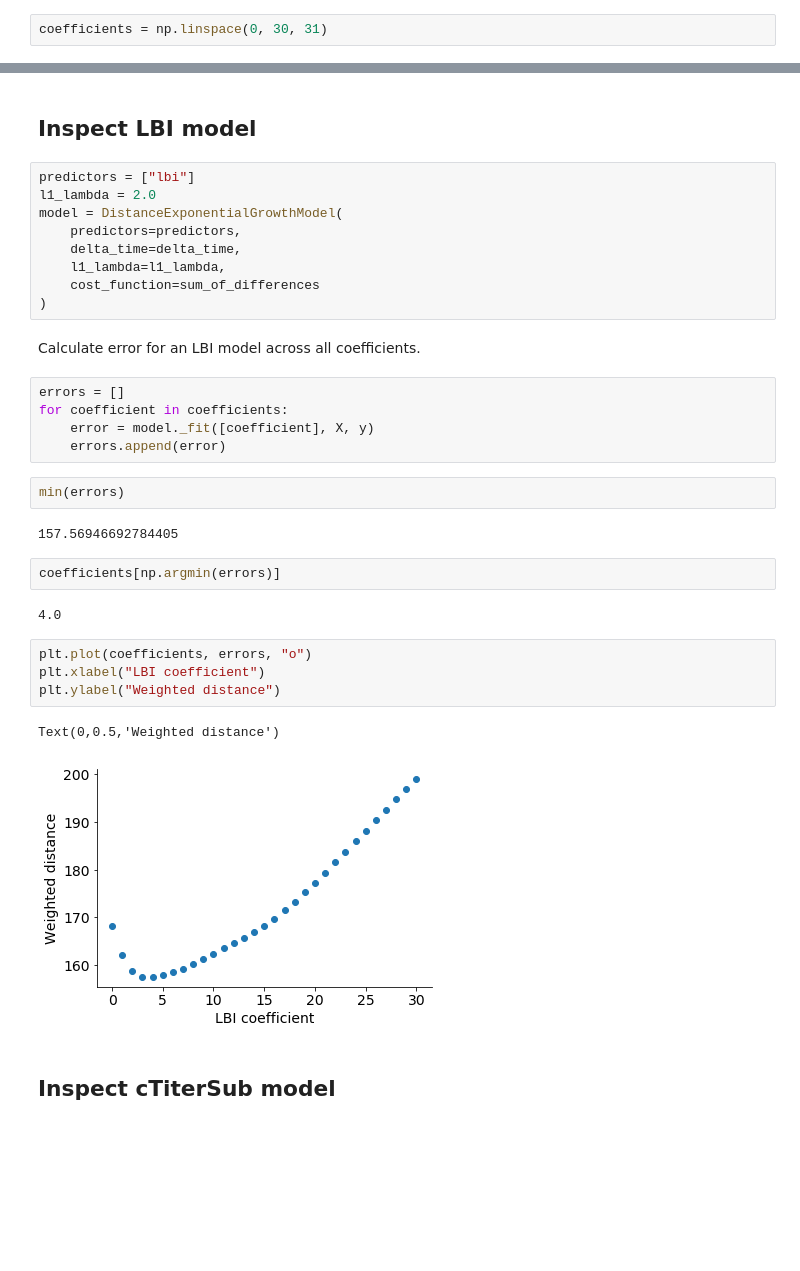
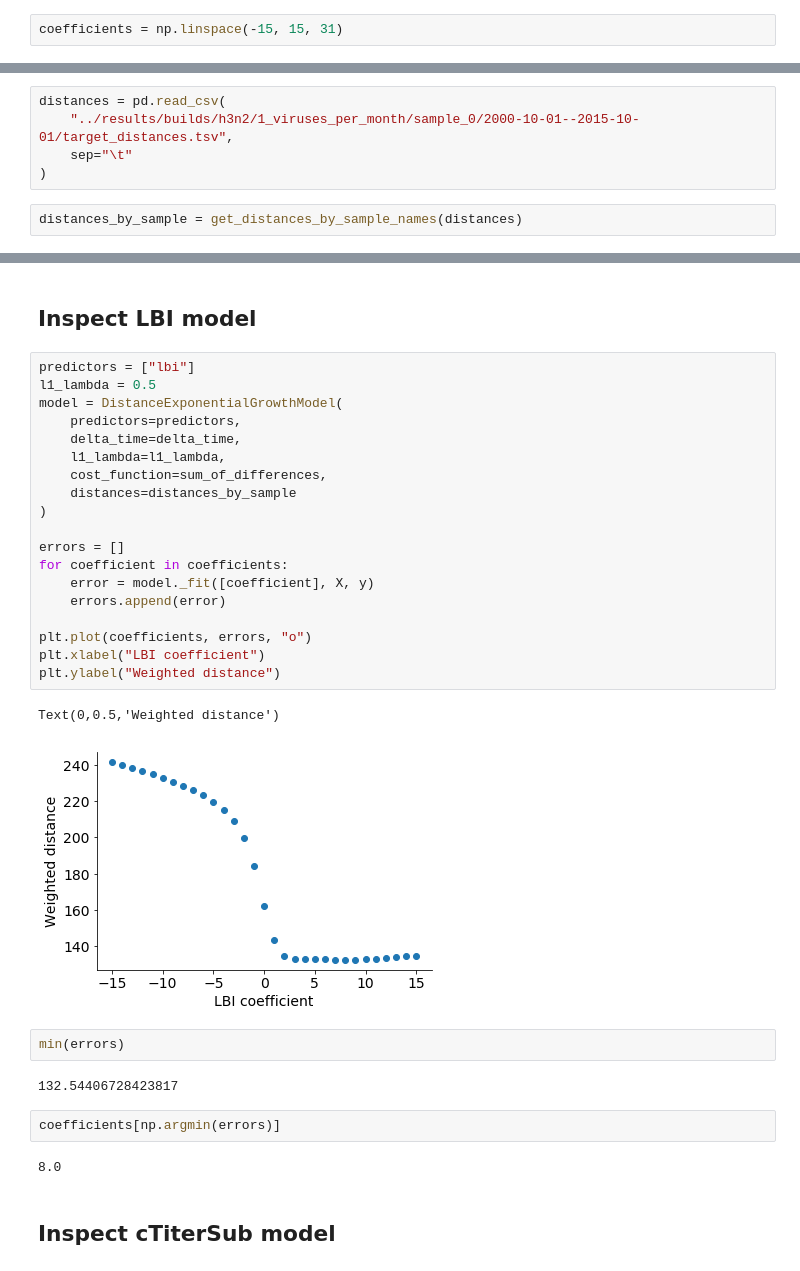
Before and after one commit to blab/flu-forecasting, a Jupyter notebook: analyses/2019-05-08-parameter-sweep-for-lbi-predictor-with-distance-targets.ipynb, the cells around one changed output, grey strips where cells are left out. Drawn from its saved outputs; the diff is of its cells as text; blank space fills up the shorter version.

Commit message:
Updated model summaries for distance targets

```diff
--- a/analyses/2019-05-08-parameter-sweep-for-lbi-predictor-with-distance-targets.ipynb
+++ b/analyses/2019-05-08-parameter-sweep-for-lbi-predictor-with-distance-targets.ipynb
@@ -24,12 +25,19 @@ from fit_model import DistanceExponentialGrowthModel, sum_of_differences
 # %% [markdown]
 Define the range of possible coefficient values to explore.
 # %%
-coefficients = np.linspace(0, 30, 31)
+coefficients = np.linspace(-15, 15, 31)
 # %%
 delta_time = 1.0
 l1_lambda = 0.0
 # %%
 last_timepoint = pd.to_datetime("2016-10-01")
+# %%
+distances = pd.read_csv(
+    "../results/builds/h3n2/1_viruses_per_month/sample_0/2000-10-01--2015-10-01/target_distances.tsv",
+    sep="\t"
+)
+# %%
+distances_by_sample = get_distances_by_sample_names(distances)
 # %%
 # Load tip attributes.
 X = pd.read_csv(
@@ -89,34 +97,33 @@ y.head()
 ## Inspect LBI model
 # %%
 predictors = ["lbi"]
-l1_lambda = 2.0
+l1_lambda = 0.5
 model = DistanceExponentialGrowthModel(
     predictors=predictors,
     delta_time=delta_time,
     l1_lambda=l1_lambda,
-    cost_function=sum_of_differences
+    cost_function=sum_of_differences,
+    distances=distances_by_sample
 )
+
+errors = []
+for coefficient in coefficients:
+    error = model._fit([coefficient], X, y)
+    errors.append(error)
+
+plt.plot(coefficients, errors, "o")
+plt.xlabel("LBI coefficient")
+plt.ylabel("Weighted distance")
+# %% [output]
+Text(0,0.5,'Weighted distance')
+[figure, added]
-# %% [markdown]
-Calculate error for an LBI model across all coefficients.
-# %%
-errors = []
-for coefficient in coefficients:
-    error = model._fit([coefficient], X, y)
-    errors.append(error)
 # %%
 min(errors)
 # %% [output]
-157.56946692784405
+132.54406728423817
 # %%
 coefficients[np.argmin(errors)]
 # %% [output]
-4.0
+8.0
-# %%
-plt.plot(coefficients, errors, "o")
-plt.xlabel("LBI coefficient")
-plt.ylabel("Weighted distance")
-# %% [output]
-Text(0,0.5,'Weighted distance')
-[figure, removed]
 # %% [markdown]
 ## Inspect cTiterSub model
```
Also changed, not shown: parts of 47 cells of this notebook.
